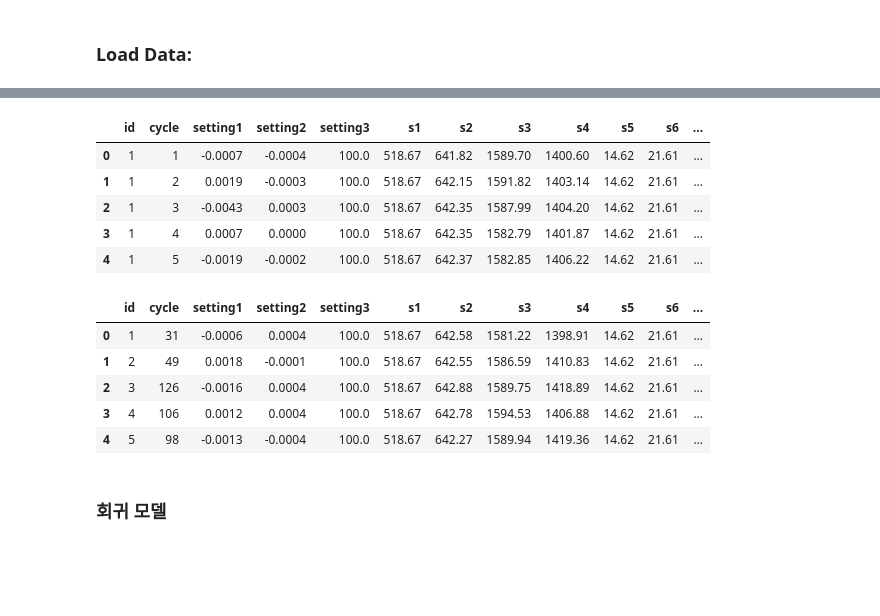
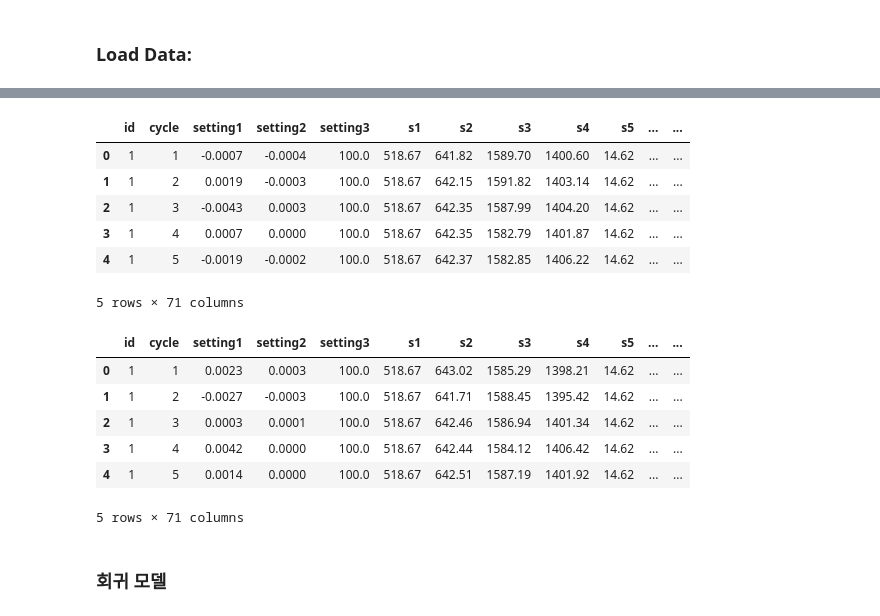
Before and after one commit to seongheechoi/AI_boot_camp, a Jupyter notebook: g_36_PM_Regression_ipynb의_사본.ipynb, the cells around one changed output, grey strips where cells are left out. Cells and saved outputs as stored; diff of their text form; code cells hidden in the pictures; blank space fills up the shorter version.

```diff
--- a/g_36_PM_Regression_ipynb의_사본.ipynb
+++ b/g_36_PM_Regression_ipynb의_사본.ipynb
@@ -32,23 +39,26 @@ Mounted at /content/drive
 # %%
-df_train = pd.read_csv('/content/drive/My Drive/PM_train.csv')
+# df_train = pd.read_csv('/content/drive/My Drive/PM_train.csv')
+df_train = pd.read_csv('w5_PM_train.csv')
 df_train.head()
 # %% [output]
-|  | id | cycle | setting1 | setting2 | setting3 | s1 | s2 | s3 | s4 | s5 | s6 | ... |
-| 0 | 1 | 1 | -0.0007 | -0.0004 | 100.0 | 518.67 | 641.82 | 1589.70 | 1400.60 | 14.62 | 21.61 | ... |
-| 1 | 1 | 2 | 0.0019 | -0.0003 | 100.0 | 518.67 | 642.15 | 1591.82 | 1403.14 | 14.62 | 21.61 | ... |
-| 2 | 1 | 3 | -0.0043 | 0.0003 | 100.0 | 518.67 | 642.35 | 1587.99 | 1404.20 | 14.62 | 21.61 | ... |
-| 3 | 1 | 4 | 0.0007 | 0.0000 | 100.0 | 518.67 | 642.35 | 1582.79 | 1401.87 | 14.62 | 21.61 | ... |
-| 4 | 1 | 5 | -0.0019 | -0.0002 | 100.0 | 518.67 | 642.37 | 1582.85 | 1406.22 | 14.62 | 21.61 | ... |
+|  | id | cycle | setting1 | setting2 | setting3 | s1 | s2 | s3 | s4 | s5 | ... | ... |
+| 0 | 1 | 1 | -0.0007 | -0.0004 | 100.0 | 518.67 | 641.82 | 1589.70 | 1400.60 | 14.62 | ... | ... |
+| 1 | 1 | 2 | 0.0019 | -0.0003 | 100.0 | 518.67 | 642.15 | 1591.82 | 1403.14 | 14.62 | ... | ... |
+| 2 | 1 | 3 | -0.0043 | 0.0003 | 100.0 | 518.67 | 642.35 | 1587.99 | 1404.20 | 14.62 | ... | ... |
+| 3 | 1 | 4 | 0.0007 | 0.0000 | 100.0 | 518.67 | 642.35 | 1582.79 | 1401.87 | 14.62 | ... | ... |
+| 4 | 1 | 5 | -0.0019 | -0.0002 | 100.0 | 518.67 | 642.37 | 1582.85 | 1406.22 | 14.62 | ... | ... |
+5 rows × 71 columns
 # %%
-df_test = pd.read_csv('/content/drive/My Drive/PM_test.csv')
+df_test = pd.read_csv('w5_PM_test.csv')
 df_test.head()
 # %% [output]
-|  | id | cycle | setting1 | setting2 | setting3 | s1 | s2 | s3 | s4 | s5 | s6 | ... |
-| 0 | 1 | 31 | -0.0006 | 0.0004 | 100.0 | 518.67 | 642.58 | 1581.22 | 1398.91 | 14.62 | 21.61 | ... |
-| 1 | 2 | 49 | 0.0018 | -0.0001 | 100.0 | 518.67 | 642.55 | 1586.59 | 1410.83 | 14.62 | 21.61 | ... |
-| 2 | 3 | 126 | -0.0016 | 0.0004 | 100.0 | 518.67 | 642.88 | 1589.75 | 1418.89 | 14.62 | 21.61 | ... |
-| 3 | 4 | 106 | 0.0012 | 0.0004 | 100.0 | 518.67 | 642.78 | 1594.53 | 1406.88 | 14.62 | 21.61 | ... |
-| 4 | 5 | 98 | -0.0013 | -0.0004 | 100.0 | 518.67 | 642.27 | 1589.94 | 1419.36 | 14.62 | 21.61 | ... |
+|  | id | cycle | setting1 | setting2 | setting3 | s1 | s2 | s3 | s4 | s5 | ... | ... |
+| 0 | 1 | 1 | 0.0023 | 0.0003 | 100.0 | 518.67 | 643.02 | 1585.29 | 1398.21 | 14.62 | ... | ... |
+| 1 | 1 | 2 | -0.0027 | -0.0003 | 100.0 | 518.67 | 641.71 | 1588.45 | 1395.42 | 14.62 | ... | ... |
+| 2 | 1 | 3 | 0.0003 | 0.0001 | 100.0 | 518.67 | 642.46 | 1586.94 | 1401.34 | 14.62 | ... | ... |
+| 3 | 1 | 4 | 0.0042 | 0.0000 | 100.0 | 518.67 | 642.44 | 1584.12 | 1406.42 | 14.62 | ... | ... |
+| 4 | 1 | 5 | 0.0014 | 0.0000 | 100.0 | 518.67 | 642.51 | 1587.19 | 1401.92 | 14.62 | ... | ... |
+5 rows × 71 columns
 # %% [markdown]
 ### 회귀 모델
 # %%
```
Also changed, not shown: parts of 38 cells of this notebook.
